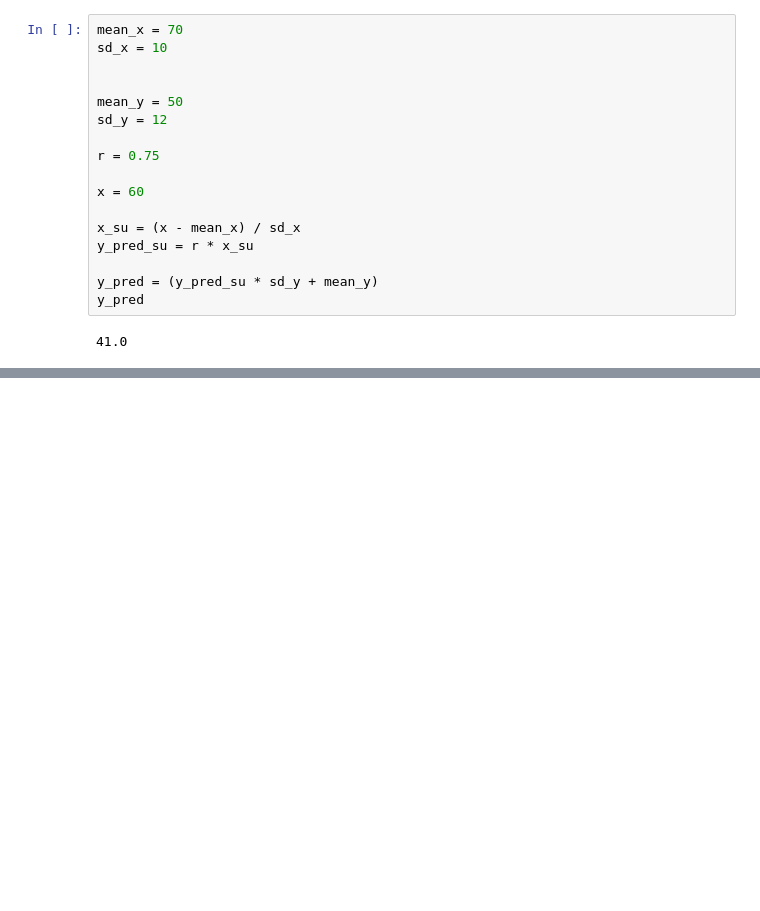
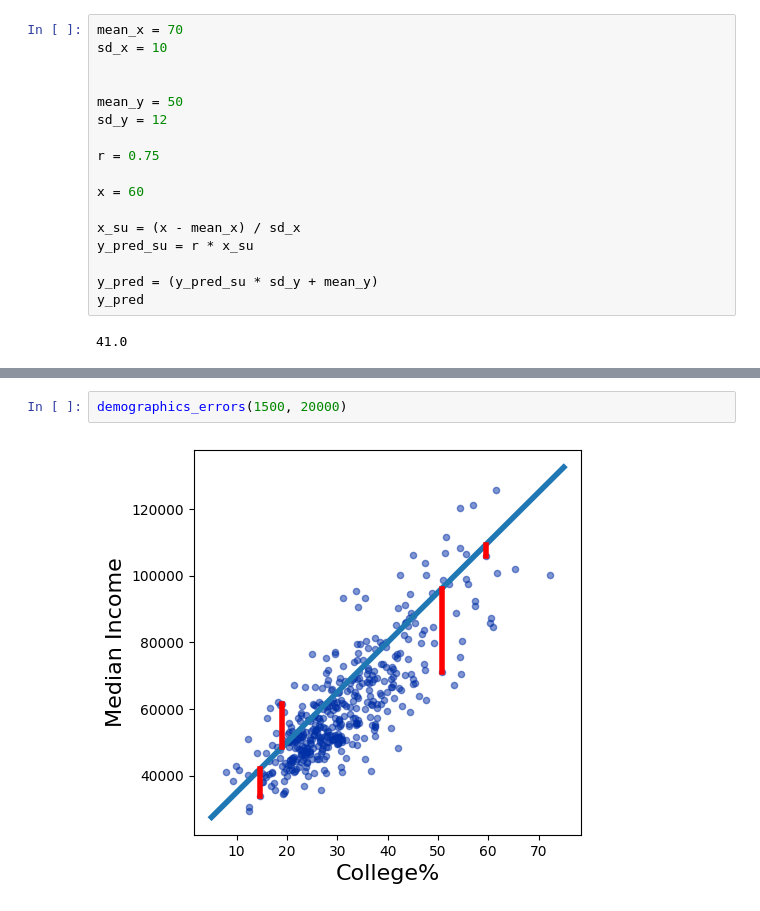
Before and after one commit to lochnes-007/Data8, a Jupyter notebook: 31-LeastSquares.ipynb, the cells around one changed output, grey strips where cells are left out. Saved outputs shown, nothing was run; the diff lists cells and outputs as text; blank space fills up the shorter version.

```diff
--- a/31-LeastSquares.ipynb
+++ b/31-LeastSquares.ipynb
@@ -116,0 +187,4 @@ y_pred
+# %%
+demographics_errors(1500, 20000)
+# %% [output]
+[figure, added]
```
Also changed, not shown: parts of 14 cells of this notebook.
